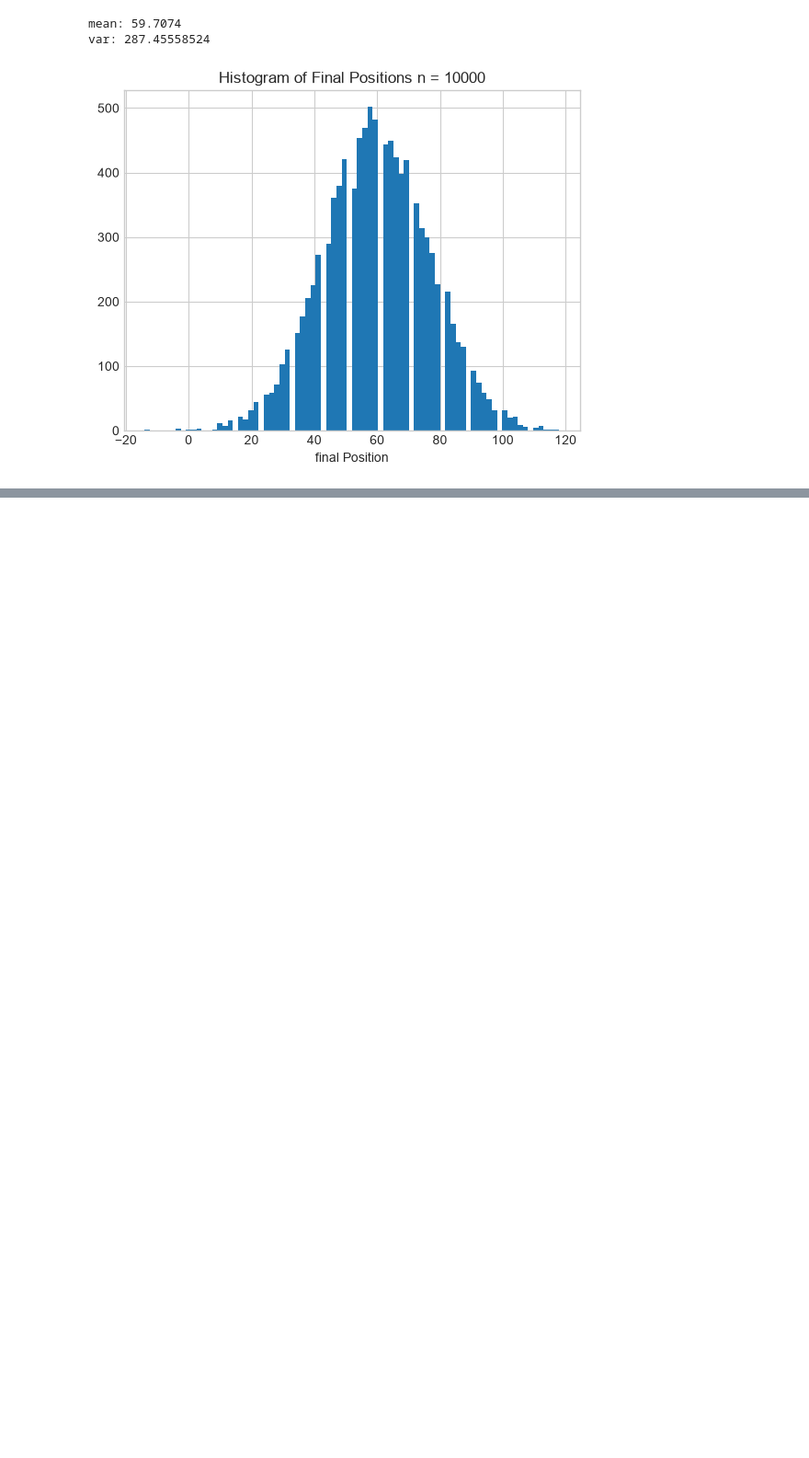
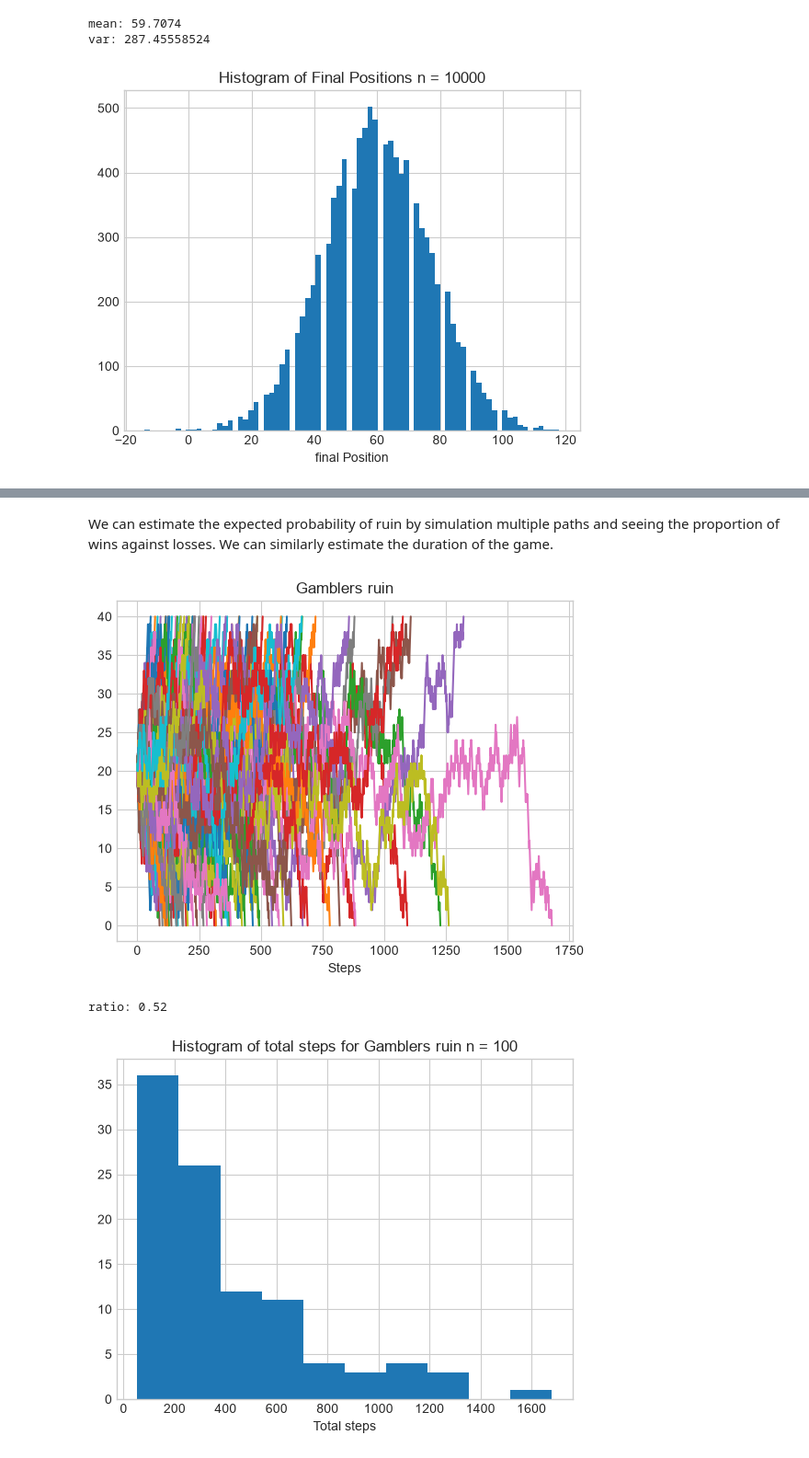
Before and after one commit to HA-Ward/Exploration-of-Stochastic-Processes-with-Computational-Implementation, a Jupyter notebook: notebooks/analysis.ipynb, the cells around one changed output, grey strips where cells are left out. Shown at 92% size. Cells and saved outputs as stored; diff of their text form; code cells hidden in the pictures; blank space fills up the shorter version.

```diff
--- a/notebooks/analysis.ipynb
+++ b/notebooks/analysis.ipynb
@@ -91,0 +115,23 @@ var: 287.45558524
+# %% [markdown]
+We can estimate the expected probability of ruin by simulation multiple paths and seeing the proportion of wins against losses. We can similarly estimate the duration of the game.
+# %%
+n_paths = 100
+m = 40
+paths, final_positions, steps = simulate_gamblers_ruin(n_paths, 20,0.5, m)
+
+for i in paths:
+    plt.plot(i)
+plt.title("Gamblers ruin")
+plt.xlabel("Steps")
+plt.show()
+
+plt.hist(steps)
+plt.title("Histogram of total steps for Gamblers ruin n = 100")
+plt.xlabel("Total steps")
+
+ratio = np.sum(np.array(final_positions) == 0)/n_paths
+print("ratio:", ratio)
+# %% [output]
+[figure, added]
+ratio: 0.52
+[figure, added]
```
Also changed, not shown: parts of 11 cells of this notebook, 1 other file.
